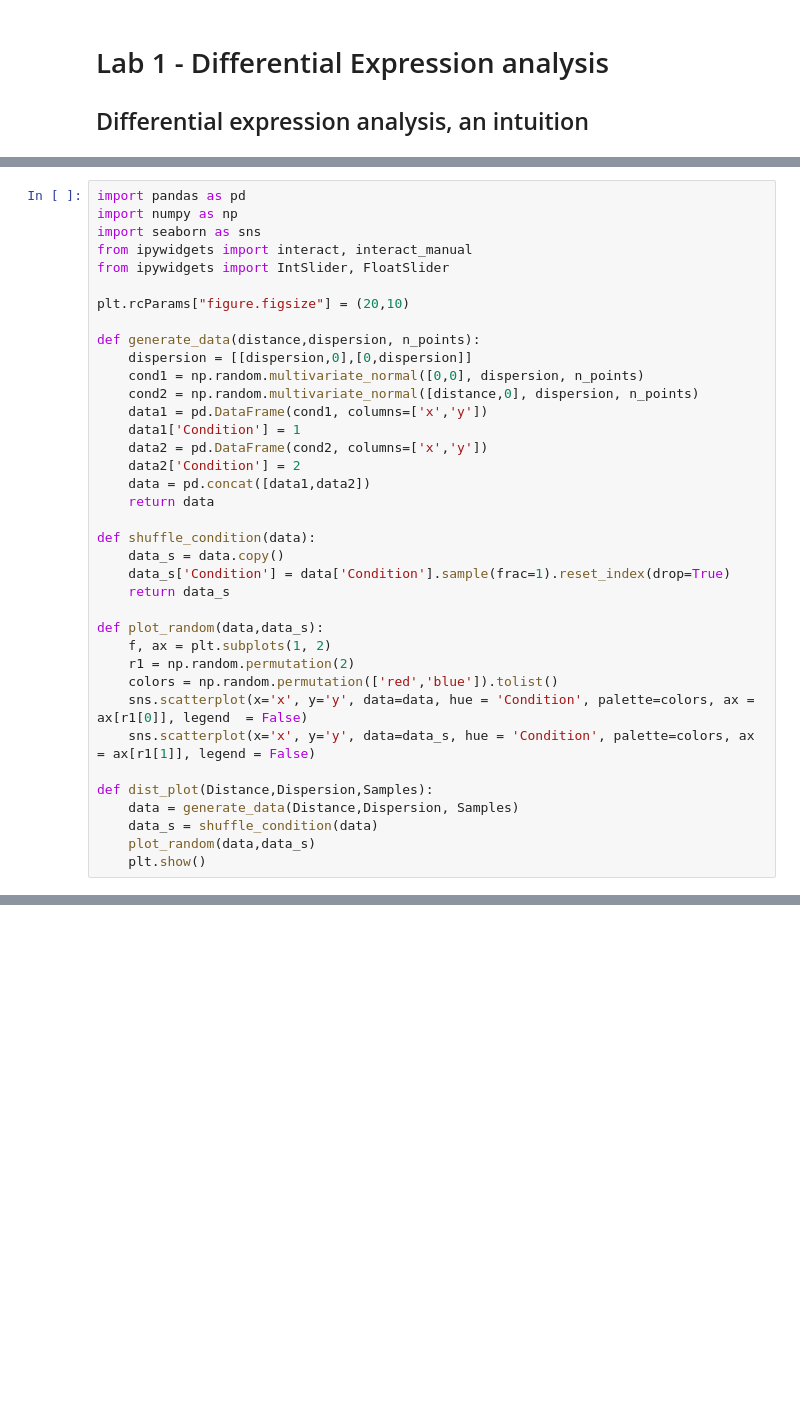
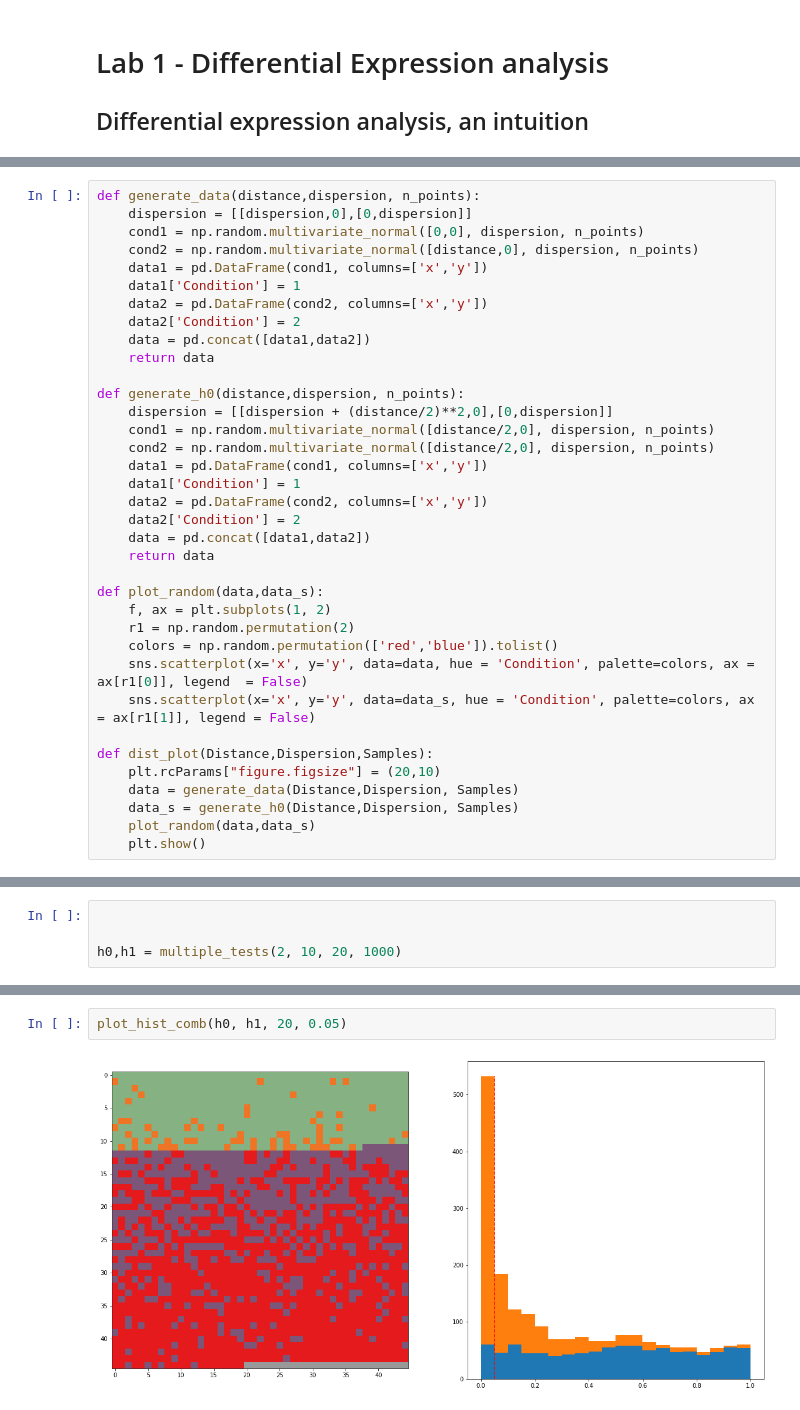
Before and after one commit to gjeuken/sysbio_lab, a Jupyter notebook: Lab1.ipynb, the cells around one changed output, grey strips where cells are left out. Drawn from its saved outputs; the diff is of its cells as text; blank space fills up the shorter version.

```diff
--- a/Lab1.ipynb
+++ b/Lab1.ipynb
@@ -4,12 +12,4 @@
 # %%
-import pandas as pd
-import numpy as np
-import seaborn as sns
-from ipywidgets import interact, interact_manual
-from ipywidgets import IntSlider, FloatSlider
-
-plt.rcParams["figure.figsize"] = (20,10)
-
 def generate_data(distance,dispersion, n_points):
     dispersion = [[dispersion,0],[0,dispersion]]
     cond1 = np.random.multivariate_normal([0,0], dispersion, n_points)
@@ -21,10 +21,16 @@ def generate_data(distance,dispersion, n_points):
     data = pd.concat([data1,data2])
     return data
 
-def shuffle_condition(data):
-    data_s = data.copy()
-    data_s['Condition'] = data['Condition'].sample(frac=1).reset_index(drop=True)
-    return data_s
+def generate_h0(distance,dispersion, n_points):
+    dispersion = [[dispersion + (distance/2)**2,0],[0,dispersion]]
+    cond1 = np.random.multivariate_normal([distance/2,0], dispersion, n_points)
+    cond2 = np.random.multivariate_normal([distance/2,0], dispersion, n_points)
+    data1 = pd.DataFrame(cond1, columns=['x','y'])
+    data1['Condition'] = 1
+    data2 = pd.DataFrame(cond2, columns=['x','y'])
+    data2['Condition'] = 2
+    data = pd.concat([data1,data2])
+    return data
 
 def plot_random(data,data_s):
     f, ax = plt.subplots(1, 2)
@@ -34,8 +40,9 @@ def plot_random(data,data_s):
     sns.scatterplot(x='x', y='y', data=data_s, hue = 'Condition', palette=colors, ax = ax[r1[1]], legend = False)
 
 def dist_plot(Distance,Dispersion,Samples):
+    plt.rcParams["figure.figsize"] = (20,10)
     data = generate_data(Distance,Dispersion, Samples)
-    data_s = shuffle_condition(data)
+    data_s = generate_h0(Distance,Dispersion, Samples)
     plot_random(data,data_s)
     plt.show()
 # %%
@@ -52,0 +145,4 @@ Question:
+# %%
+
+
+h0,h1 = multiple_tests(2, 10, 20, 1000)
@@ -52,0 +153,4 @@ Question:
+# %%
+plot_hist_comb(h0, h1, 20, 0.05)
+# %% [output]
+[figure, added]
```
Also changed, not shown: parts of 13 cells of this notebook.
